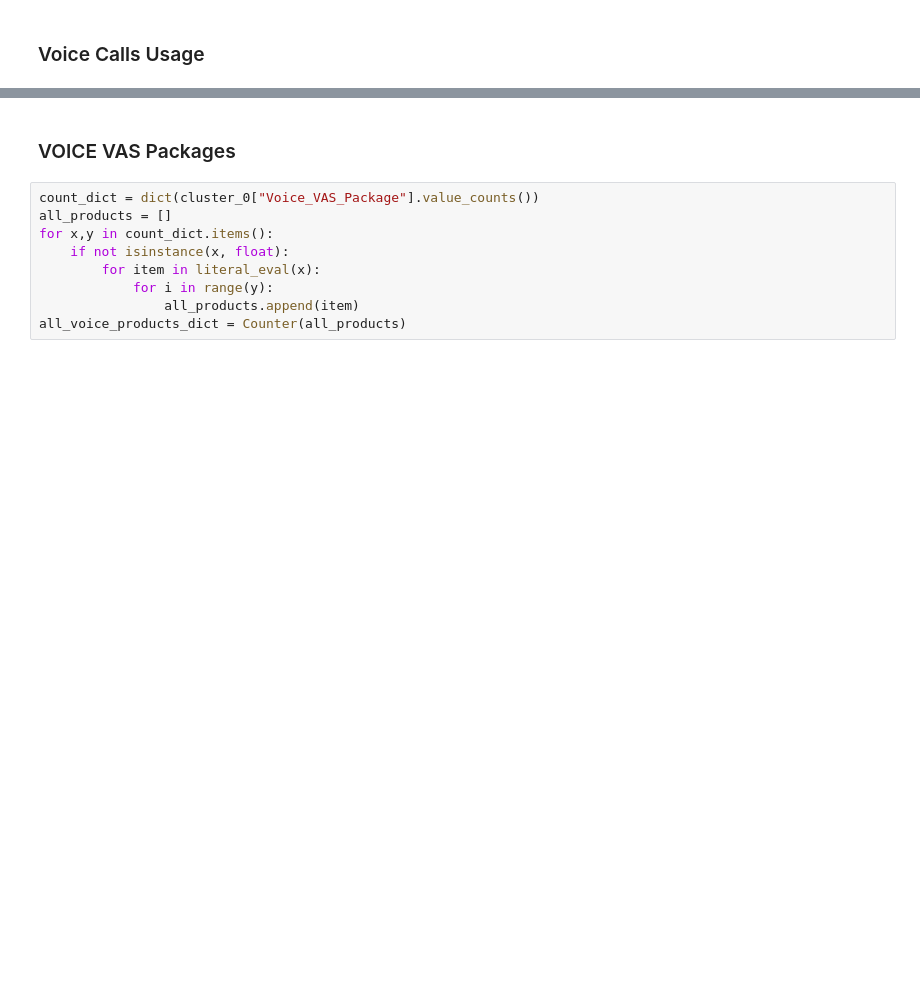
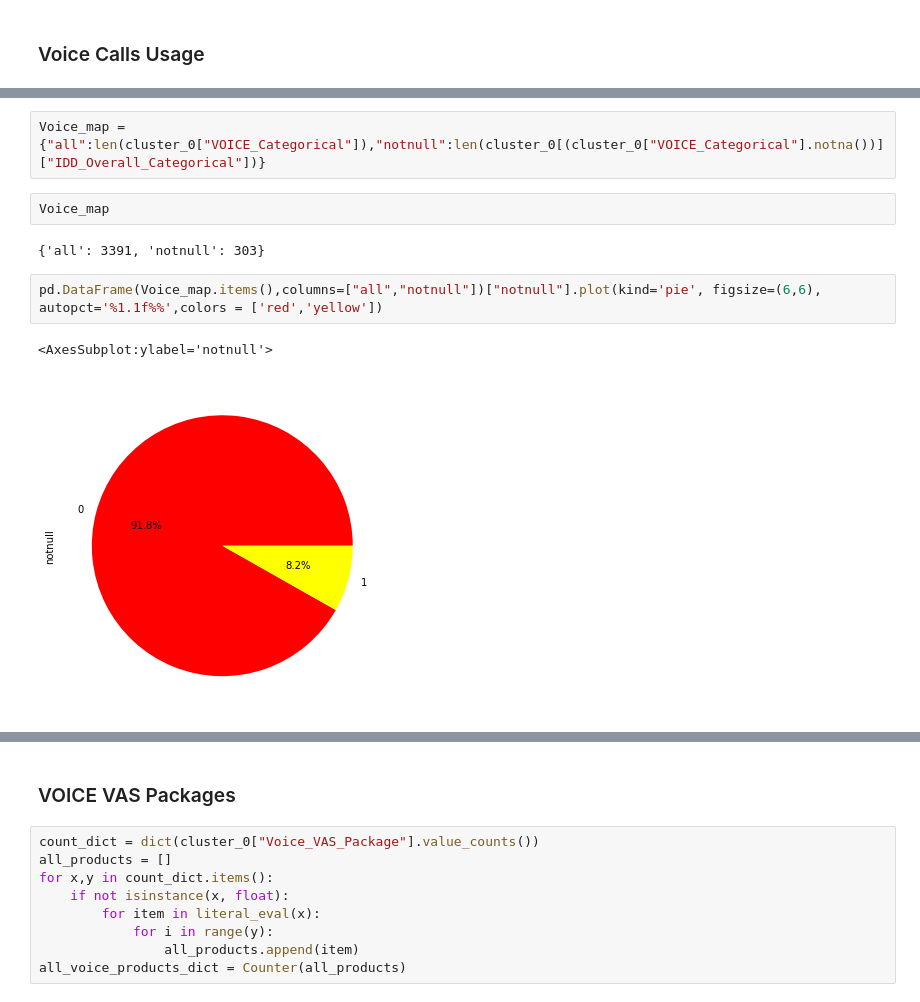
Before and after one commit to cmadusankahw/leve-4-research-hybrid-recommender-for-fixed-line-telco, a Jupyter notebook: Cluster Analysis - users with complete dataset.ipynb, the cells around one changed output, grey strips where cells are left out. Saved outputs shown, nothing was run; the diff lists cells and outputs as text; blank space fills up the shorter version.

```diff
--- a/Cluster Analysis - users with complete dataset.ipynb
+++ b/Cluster Analysis - users with complete dataset.ipynb
@@ -157,4 +161,15 @@ HIGH        88
 Name: VOICE_Categorical, dtype: int64
+# %%
+Voice_map = {"all":len(cluster_0["VOICE_Categorical"]),"notnull":len(cluster_0[(cluster_0["VOICE_Categorical"].notna())]["IDD_Overall_Categorical"])}
+# %%
+Voice_map
+# %% [output]
+{'all': 3391, 'notnull': 303}
+# %%
+pd.DataFrame(Voice_map.items(),columns=["all","notnull"])["notnull"].plot(kind='pie', figsize=(6,6), autopct='%1.1f%%',colors = ['red','yellow'])
+# %% [output]
+<AxesSubplot:ylabel='notnull'>
+[figure, added]
 # %%
 cluster_0["VOICE_Categorical"].value_counts().plot(kind='pie', figsize=(9,9), autopct='%1.1f%%',colors = ['pink', 'yellow','green'] )
 # %% [output]
```
Also changed, not shown: parts of 49 cells of this notebook.
